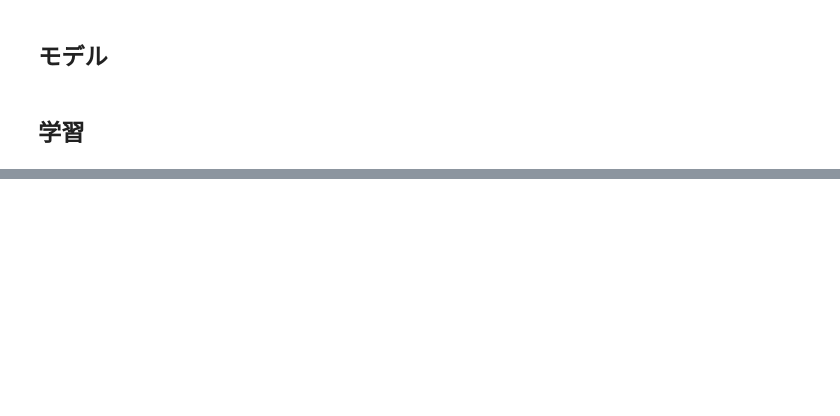
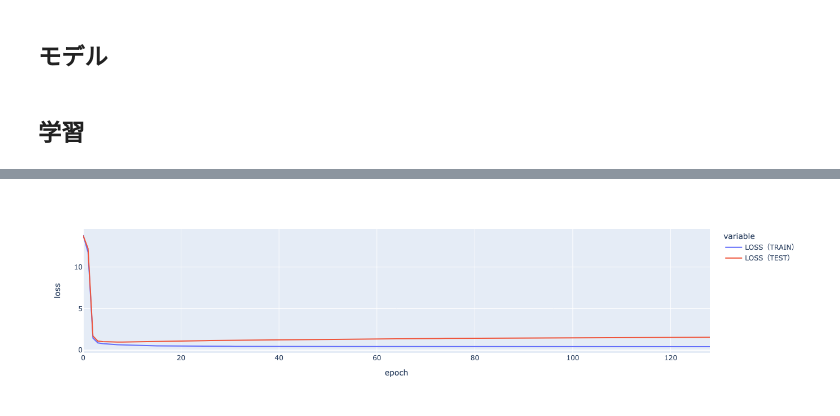
Before and after one commit to KaiSugahara/jax-models, a Jupyter notebook: MatrixFactorization.ipynb, the cells around one changed output, grey strips where cells are left out. Cells and saved outputs as stored; diff of their text form; code cells hidden in the pictures; blank space fills up the shorter version.

```diff
--- a/MatrixFactorization.ipynb
+++ b/MatrixFactorization.ipynb
@@ -13,20 +13,25 @@ from typing import Sequence
 ## データセット ml-100k
 # %%
 # READ
-ML100K = pd.read_table("~/data/ml-100k/u.data", header=None)
-X, Y = (ML100K[[0, 1]] - 1), ML100K[[2]]
-user_nums, item_nums = len(ML100K[0].unique()), len(ML100K[1].unique())
+ML100K = pd.read_table("~/data/ml-100k/raw/u.data", usecols=[0, 1, 2], header=None)
+ML100K.columns = ["user_id", "item_id", "rating"]
 
+# ユーザ数とアイテムを計算
+user_num = ML100K["user_id"].unique().shape[0]
+item_num = ML100K["item_id"].unique().shape[0]
+
+# 入力データ と 正解データ を用意
+X, Y = (ML100K[["user_id", "item_id"]].to_numpy() - 1), ML100K[["rating"]].to_numpy()
 
 # SPLIT
 X_TRAIN, X_TEST, Y_TRAIN, Y_TEST = train_test_split(X, Y, test_size=0.3, random_state=0)
 
 # DEVICE_PUT
 X_TRAIN, X_TEST, Y_TRAIN, Y_TEST = jax.device_put((
-    X_TRAIN.to_numpy(),
-    X_TEST.to_numpy(),
-    Y_TRAIN.to_numpy(),
-    Y_TEST.to_numpy(),
+    X_TRAIN,
+    X_TEST,
+    Y_TRAIN,
+    Y_TEST,
 ))
 
 # SIZE
@@ -37,13 +45,13 @@ print("TEST:", X_TEST.shape, Y_TEST.shape)
 # %%
 class MatrixFactorization(nn.Module):
 
-    user_nums: int
-    item_nums: int
-    embed_dim_size: int = 100
+    user_num: int
+    item_num: int
+    embed_dims: int = 100
 
     def setup(self):
-        self.userEmbed = nn.Embed(num_embeddings=self.user_nums, features=self.embed_dim_size)
-        self.itemEmbed = nn.Embed(num_embeddings=self.item_nums, features=self.embed_dim_size)
+        self.userEmbed = nn.Embed(num_embeddings=self.user_num, features=self.embed_dims)
+        self.itemEmbed = nn.Embed(num_embeddings=self.item_num, features=self.embed_dims)
 
     @nn.compact
     def __call__(self, X):
@@ -54,8 +62,9 @@ class MatrixFactorization(nn.Module):
 %autoreload
 from trainer.regressionTrainer import regressionTrainer # 学習器
 # %%
-model = MatrixFactorization(user_nums=user_nums, item_nums=item_nums, embed_dim_size=10)
+model = MatrixFactorization(user_num=user_num, item_num=item_num, embed_dims=10)
 trainer = regressionTrainer(model=model)
 state = trainer.fit(X_TRAIN, Y_TRAIN, X_TEST=X_TEST, Y_TEST=Y_TEST, epoch_nums=128, learning_rate=0.01)
 fig = trainer.plot_loss_history(hide_init_loss=False)
 fig.show()
+# %% [output]
@@ -62 +72,2 @@ fig.show()
+[figure, added]
 # %%
```
Also changed, not shown: parts of 3 cells of this notebook.
